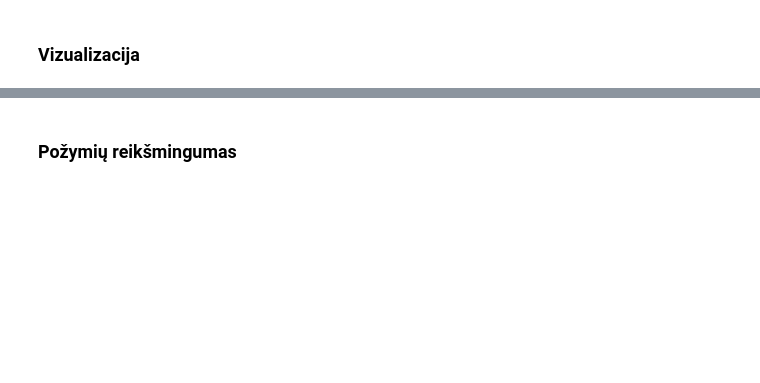
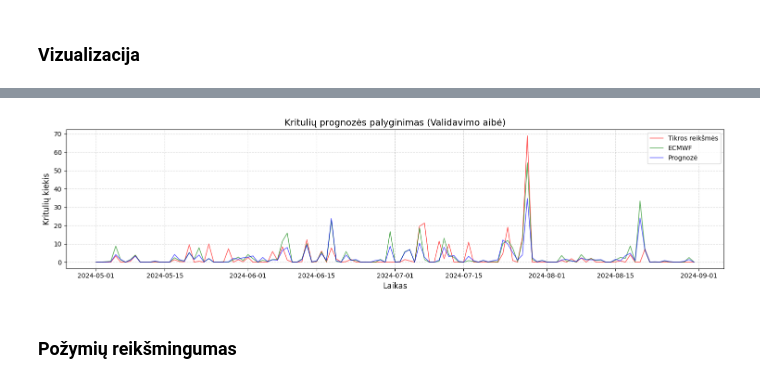
Before and after one commit to rugcer04/Duomenu_mokslo_projektas, a Jupyter notebook: code/python/Models/Random_Forest.ipynb, the cells around one changed output, grey strips where cells are left out. Saved outputs shown, nothing was run; the diff lists cells and outputs as text; code cells hidden in the pictures; blank space fills up the shorter version.

```diff
--- a/code/python/Models/Random_Forest.ipynb
+++ b/code/python/Models/Random_Forest.ipynb
@@ -231,3 +322,20 @@ plt.show()
+# %%
+short_period = plot_df[(plot_df['observationTime'] >= '2024-05-01') & (plot_df['observationTime'] < '2024-09-01')]
+
+fig, ax1 = plt.subplots(figsize=(15, 4))
+ax1.plot(short_period['observationTime'], short_period['target_precipitation'], label='Tikros reikšmės', color='red', linewidth=1.2, alpha=0.6)
+ax1.plot(short_period['observationTime'], short_period['tp'], label='ECMWF', color='green', linewidth=1.2, alpha=0.6)
+ax1.plot(short_period['observationTime'], short_period['prediction'], label='Prognozė', color='blue', linewidth=1.2, alpha=0.6)
+ax1.legend(loc='upper right', fontsize=10, frameon=True)
+ax1.set_title("Kritulių prognozės palyginimas (Validavimo aibė)", fontsize=14)
+ax1.set_xlabel("Laikas", fontsize=12)
+ax1.set_ylabel("Kritulių kiekis", fontsize=12)
+ax1.grid(True, linestyle='--', alpha=0.5)
+
+fig.tight_layout()
+plt.show()
+# %% [output]
+[figure, added]
 # %% [markdown]
 ### Požymių reikšmingumas
 # %%
```
Also changed, not shown: parts of 38 cells of this notebook.
